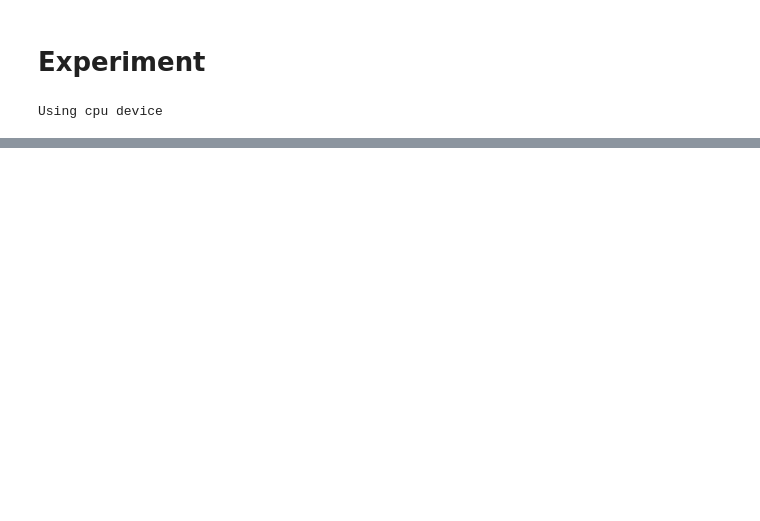
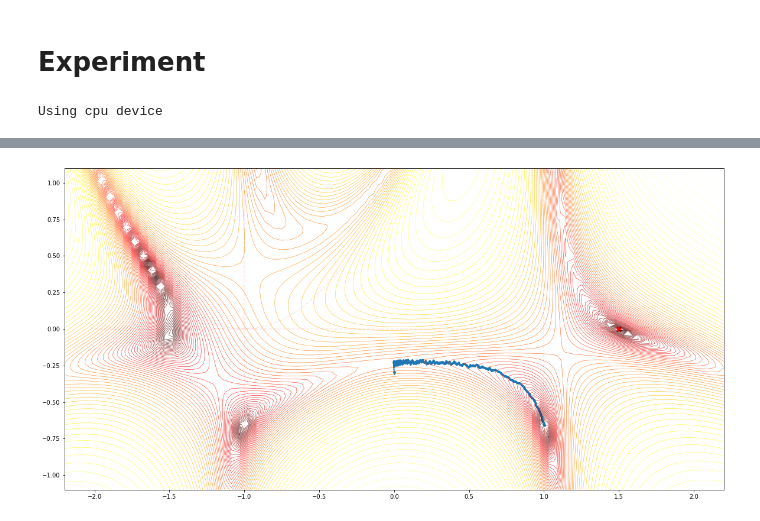
Before and after one commit to edmundlth/phase-transition-in-singular-model-paper, a Jupyter notebook: experiments/pytorch-version.ipynb, the cells around one changed output, grey strips where cells are left out. Cells and saved outputs as stored; diff of their text form; code cells hidden in the pictures; blank space fills up the shorter version.

```diff
--- a/experiments/pytorch-version.ipynb
+++ b/experiments/pytorch-version.ipynb
@@ -181,0 +107,79 @@ plt.plot(model.loss_history)
+# %%
+w_true = (1.5, 0.0)
+model_true = Model(*w_true).to(device)
+
+n = 3
+X_train =  (torch.rand(n) - 1/2) * 8 # Uniform(-1, 1)
+noise = torch.randn(n) * 0.01
+y_train = model_true(X_train) + noise
+# y_train = torch.cosh(X_train) / 10 + noise
+
+training_data = MyDataset(X_train.detach().numpy(), y_train.detach().numpy())
+
+# n_test = 100
+# X_test = (torch.rand(n_test) - 1/2 * 10)
+# noise_test = torch.randn(n_test)
+# y_test = model_true(X_test) + noise_test
+# testing_data = MyDataset(X_test, y_test)
+
+# plt.scatter(X_train.detach().numpy(), y_train.detach().numpy(), s=0.5)
+
+
+batch_size = max(n // 5, 1)
+learning_rate = 0.05
+print(f"Batch size = {batch_size}, w0={w_true}")
+train_dataloader = DataLoader(training_data, batch_size=batch_size)
+# test_dataloader = DataLoader(testing_data, batch_size=batch_size)
+epochs = 3000
+loss_fn = nn.MSELoss()
+
+fig, ax = plt.subplots(1, 1, figsize=(20, 10))
+ax.scatter([w_true[0]], [w_true[1]], s=80, color="red", marker="X")
+
+ax.vlines([-1, 1], ymin=-1, ymax=1, linestyles="dashed", color="red", alpha=0.1)
+ax.hlines([0], xmin=-2, xmax=2, linestyles="dashed", color="red", alpha=0.1)
+ax.plot(np.linspace(-2, 0), (np.linspace(-2, 0) + 1)**2, "r--", alpha=0.1)
+
+model_rec = dict()
+a_vals = [-1.8, -1.3, -0.8, -0.1, 0.5, 1.3, 1.9]
+b_vals = [0.9, -0.9]
+# init_params = zip(a_vals, b_vals)
+init_params = [(np.random.rand() * np.random.randint(-1, 1), np.random.rand() * np.random.randint(-1, 1)), ]
+for (a, b) in init_params:
+    ax.scatter([a], [b], s=50, color="red", marker=".")
+    model = Model(a, b).to(device)
+    optimiser = torch.optim.SGD(model.parameters(), lr=learning_rate)
+
+    for t in range(epochs):
+        train(train_dataloader, model, loss_fn, optimiser)
+    #     test(test_dataloader, model, loss_fn)
+    model_rec[(a, b)] = model
+
+    hs = np.array(model.w_history)
+    w_pred = hs[-1]
+    loss = np.format_float_scientific(model.loss_history[-1], precision=3)
+    print(f"Finished: w={np.around(w_pred, 3)}, w_init={(a, b)}, loss={loss}")
+
+    ax.plot(hs[:, 0], hs[:, 1], linestyle='--', marker='o', color=None, linewidth=0.5, markersize=1)
+    ax.scatter([w_pred[0]], [w_pred[1]], s=30, color="black", marker=".")
+
+d = 0.00
+xmin, xmax = ax.get_xlim()
+xmin -= d
+xmax += d
+
+ymin, ymax = ax.get_ylim()
+ymin -= d
+ymax += d
+
+w1_axis = np.linspace(xmin, xmax, num=80)
+w2_axis = np.linspace(ymin, ymax, num=80)
+W1, W2 = np.meshgrid(w1_axis, w2_axis)
+with torch.no_grad():
+    Z = torch.stack(
+        [(regression_fn(xval, torch.tensor(W1), torch.tensor(W2)) - yval)**2
+         for xval, yval in zip(X_train, y_train)]
+    ).mean(axis=0)
+
+ax.contour(W1, W2, -np.log(Z), levels=100, alpha=1, linewidths=0.5, cmap="hot_r")
+# %% [output]
@@ -181,0 +189 @@ plt.plot(model.loss_history)
+[figure, added]
```
Also changed, not shown: parts of 7 cells of this notebook.
